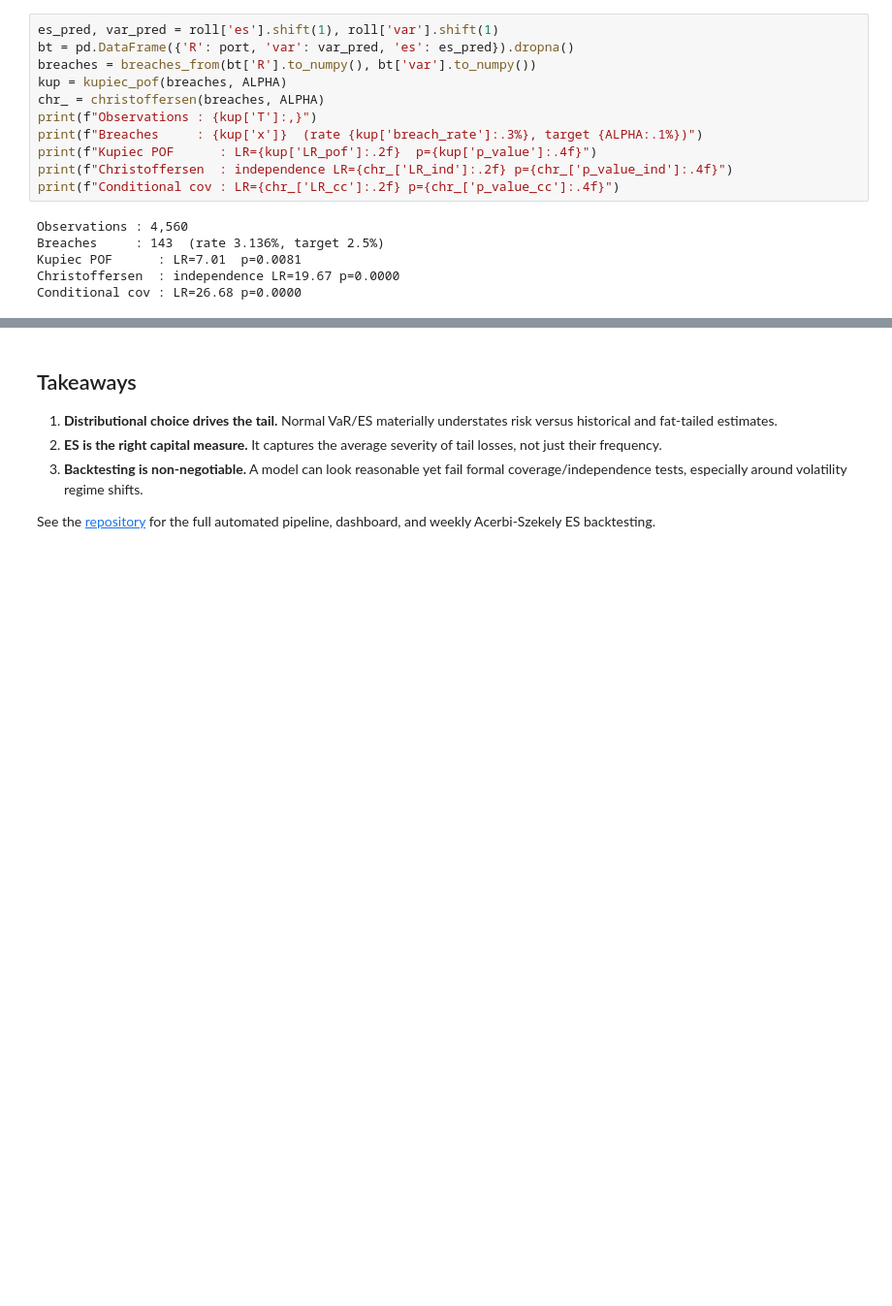
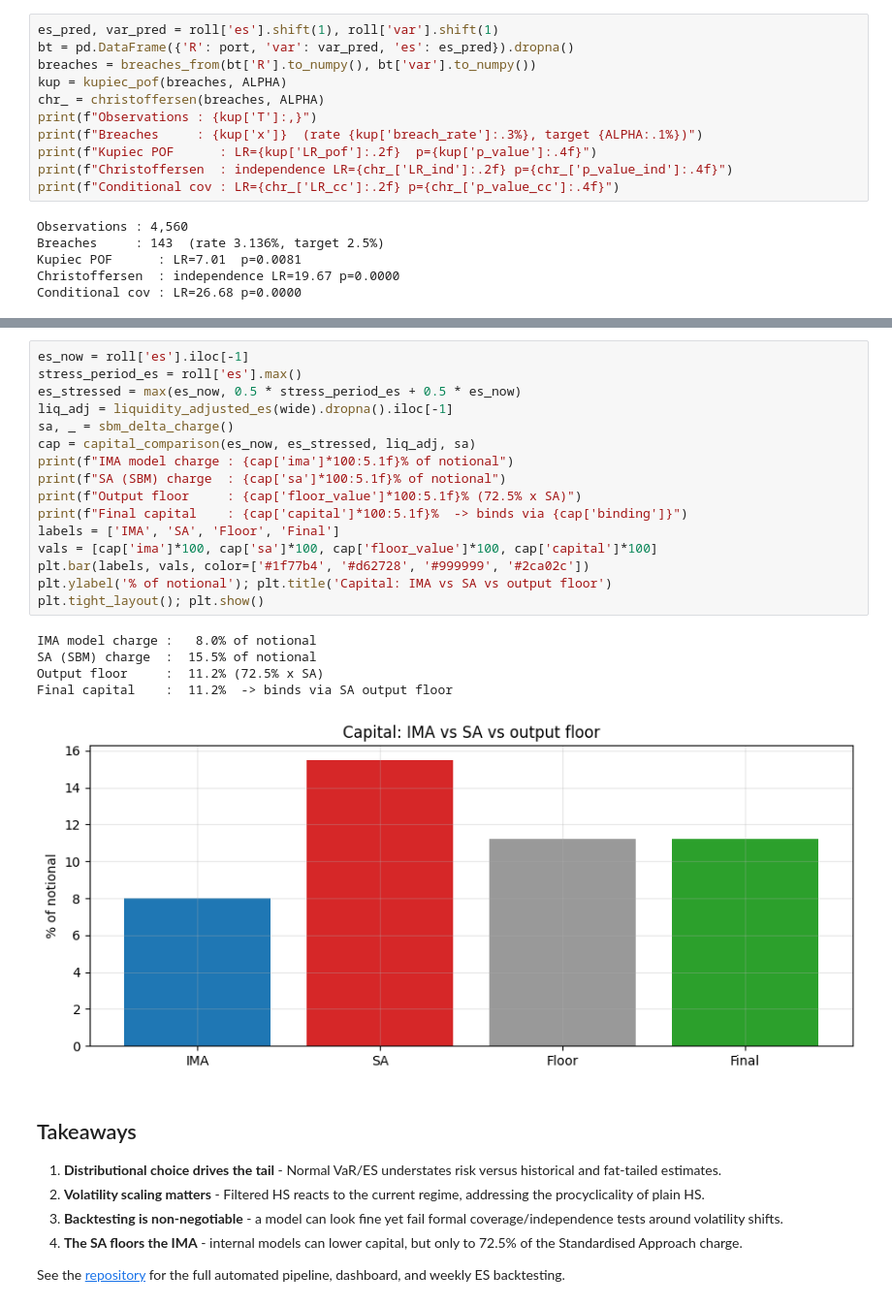
Before and after one commit to marksguo/frtb-ima-risk-monitor, a Jupyter notebook: notebooks/methodology.ipynb, the cells around one changed output, grey strips where cells are left out. Shown at 97% size. Cells and saved outputs as stored; diff of their text form; blank space fills up the shorter version.

```diff
--- a/notebooks/methodology.ipynb
+++ b/notebooks/methodology.ipynb
@@ -114,8 +124,31 @@ ax.set_title('VaR breaches over the last year'); ax.legend(); plt.tight_layout()
+# %%
+es_now = roll['es'].iloc[-1]
+stress_period_es = roll['es'].max()
+es_stressed = max(es_now, 0.5 * stress_period_es + 0.5 * es_now)
+liq_adj = liquidity_adjusted_es(wide).dropna().iloc[-1]
+sa, _ = sbm_delta_charge()
+cap = capital_comparison(es_now, es_stressed, liq_adj, sa)
+print(f"IMA model charge : {cap['ima']*100:5.1f}% of notional")
+print(f"SA (SBM) charge  : {cap['sa']*100:5.1f}% of notional")
+print(f"Output floor     : {cap['floor_value']*100:5.1f}% (72.5% x SA)")
+print(f"Final capital    : {cap['capital']*100:5.1f}%  -> binds via {cap['binding']}")
+labels = ['IMA', 'SA', 'Floor', 'Final']
+vals = [cap['ima']*100, cap['sa']*100, cap['floor_value']*100, cap['capital']*100]
+plt.bar(labels, vals, color=['#1f77b4', '#d62728', '#999999', '#2ca02c'])
+plt.ylabel('% of notional'); plt.title('Capital: IMA vs SA vs output floor')
+plt.tight_layout(); plt.show()
+# %% [output]
+IMA model charge :   8.0% of notional
+SA (SBM) charge  :  15.5% of notional
+Output floor     :  11.2% (72.5% x SA)
+Final capital    :  11.2%  -> binds via SA output floor
+[figure, added]
 # %% [markdown]
 ## Takeaways
 
-1. **Distributional choice drives the tail.** Normal VaR/ES materially understates risk versus historical and fat-tailed estimates.
-2. **ES is the right capital measure.** It captures the average severity of tail losses, not just their frequency.
-3. **Backtesting is non-negotiable.** A model can look reasonable yet fail formal coverage/independence tests, especially around volatility regime shifts.
+1. **Distributional choice drives the tail** - Normal VaR/ES understates risk versus historical and fat-tailed estimates.
+2. **Volatility scaling matters** - Filtered HS reacts to the current regime, addressing the procyclicality of plain HS.
+3. **Backtesting is non-negotiable** - a model can look fine yet fail formal coverage/independence tests around volatility shifts.
+4. **The SA floors the IMA** - internal models can lower capital, but only to 72.5% of the Standardised Approach charge.
 
-See the [repository](https://github.com/marksguo/frtb-ima-risk-monitor) for the full automated pipeline, dashboard, and weekly Acerbi-Szekely ES backtesting.
+See the [repository](https://github.com/marksguo/frtb-ima-risk-monitor) for the full automated pipeline, dashboard, and weekly ES backtesting.
```
Also changed, not shown: parts of 10 cells of this notebook, 7 other files.
